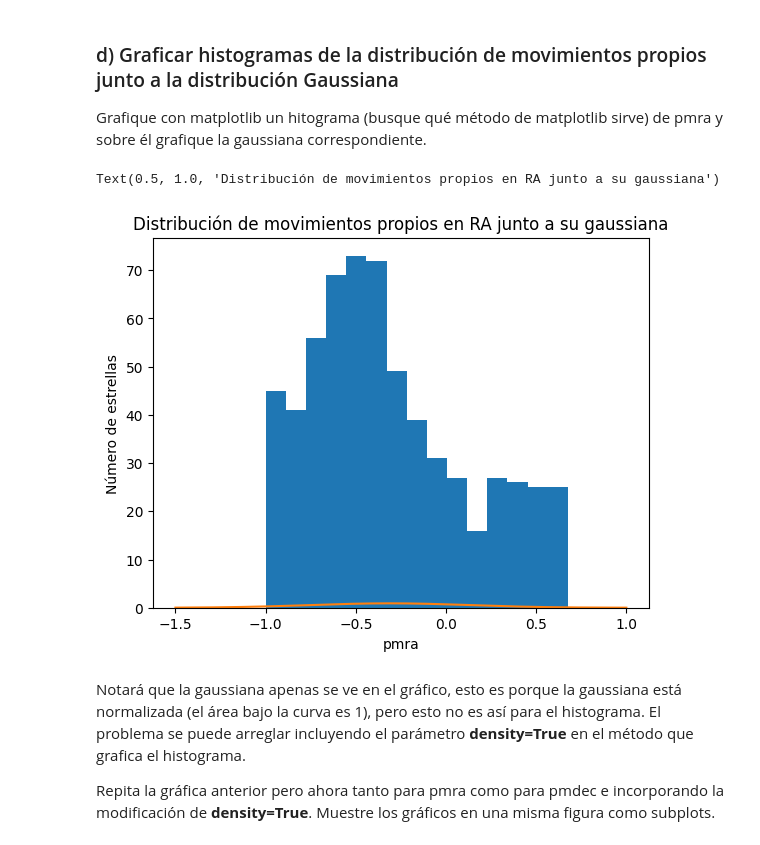
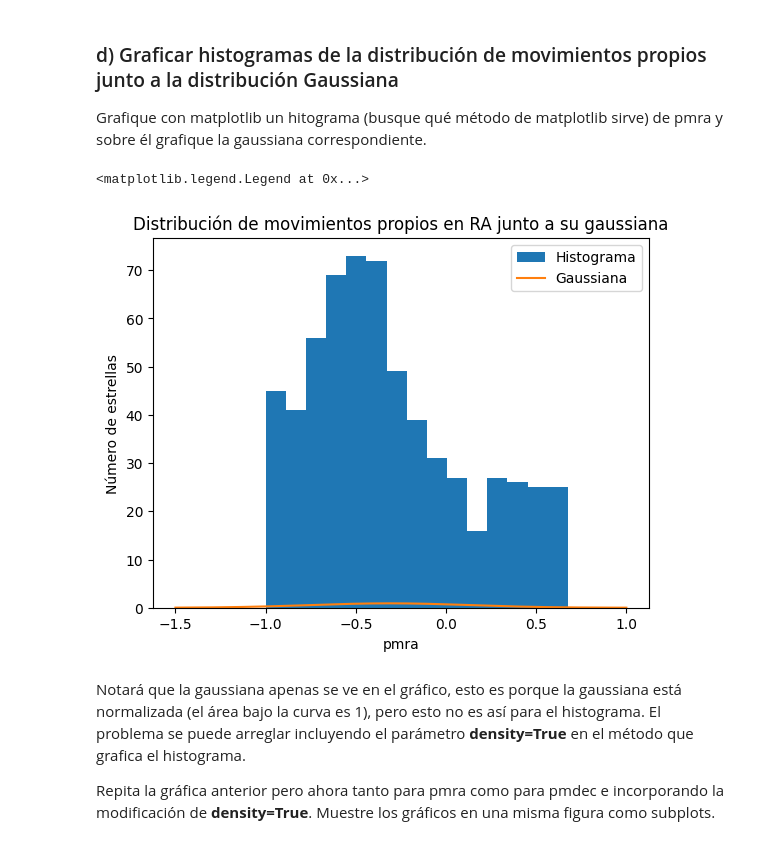
Before and after one commit to bsttiv/Tarea-2, a Jupyter notebook: Tarea2_Desarrollo.ipynb, the cells around one changed output. Cells and saved outputs as stored; diff of their text form; code cells hidden in the pictures.

```diff
--- a/Tarea2_Desarrollo.ipynb
+++ b/Tarea2_Desarrollo.ipynb
@@ -154,18 +154,21 @@ Grafique con matplotlib un hitograma (busque qué método de matplotlib sirve) d
 # %%
 # Se crea el objeto de gráfico
 _, axs = plt.subplots(1, 1)
 
 # Se grafican las dos figuras juntas: un histograma de pmra con 15 bins y la distribución gaussiana.
-axs.hist(pmra, 15)
-axs.plot(x_pmra, fx_pmra)
+axs.hist(pmra, 15, label="Histograma")
+axs.plot(x_pmra, fx_pmra, label="Gaussiana")
 
 # Se añaden los títulos
 axs.set_xlabel("pmra")
 axs.set_ylabel("Número de estrellas")
 axs.set_title("Distribución de movimientos propios en RA junto a su gaussiana")
+
+# Se adjuntan las leyendas
+axs.legend()
 # %% [output]
-Text(0.5, 1.0, 'Distribución de movimientos propios en RA junto a su gaussiana')
+<matplotlib.legend.Legend at 0x...>
-[figure, old version]
+[figure, new version]
 # %% [markdown]
 Notará que la gaussiana apenas se ve en el gráfico, esto es porque la gaussiana está normalizada (el área bajo la curva es 1), pero esto no es así para el histograma. El problema se puede arreglar incluyendo el parámetro **density=True** en el método que grafica el histograma.
 
```
Also changed, not shown: parts of 2 cells of this notebook.
